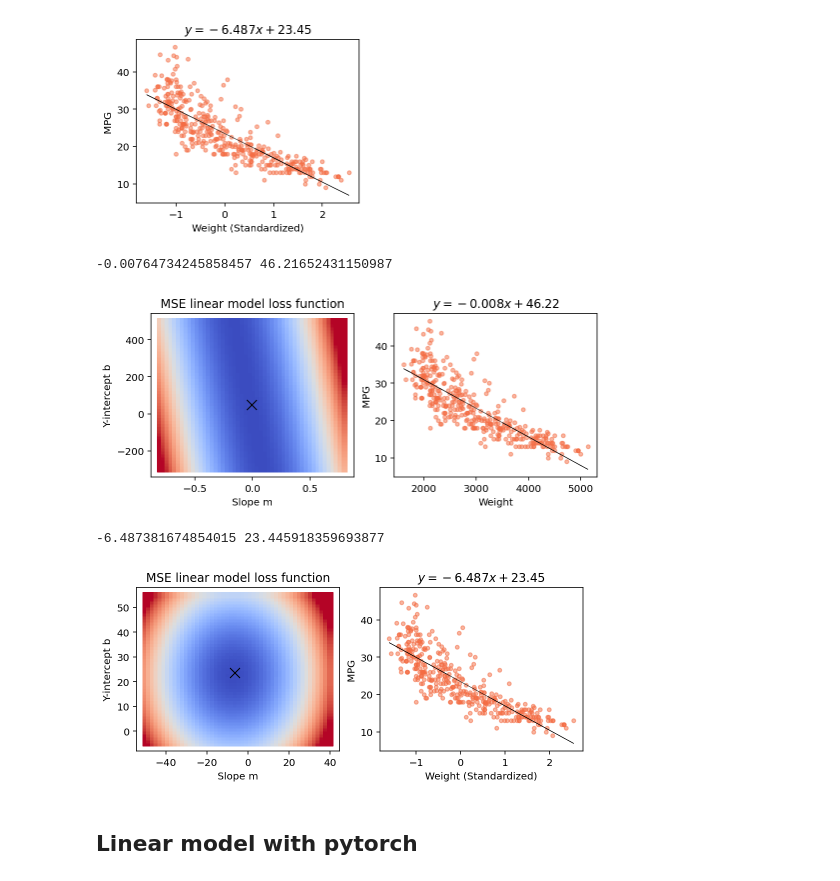
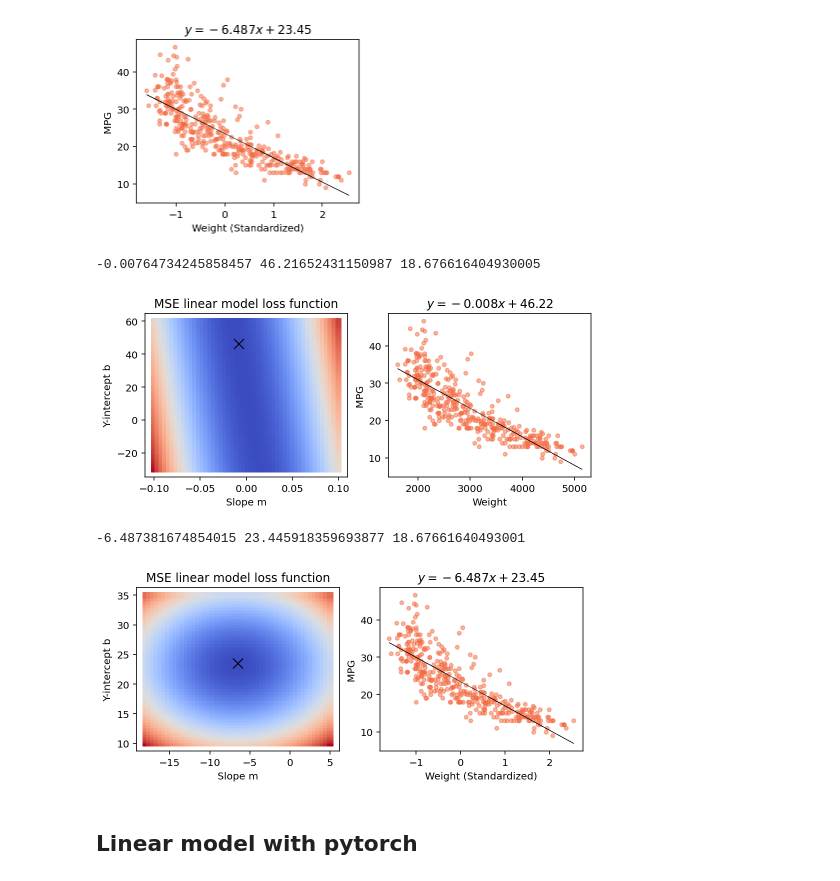
Before and after one commit to parrt/fundamentals-of-deep-learning, a Jupyter notebook: notebooks/cars-regression.ipynb, the cells around one changed output. Saved outputs shown, nothing was run; the diff lists cells and outputs as text; code cells hidden in the pictures.

```diff
--- a/notebooks/cars-regression.ipynb
+++ b/notebooks/cars-regression.ipynb
@@ -207,9 +207,13 @@ def grid_pairs(mrange, brange, n=100):
                    for b in np.linspace(*brange,num=n)]
     return np.array(pairs)
 
-def loss_plot(m, b, z, truth=None, maxz=.8, ax=None):
+def loss_plot(m, b, z, truth=None, zmax=None, ax=None):
     cmap = plt.get_cmap('coolwarm')
-    norm = colors.Normalize(min(z),max(z)*maxz)
+    if zmax is not None:
+        z = np.clip(z,min(z),zmax)
+#     if zmax is None:
+#         zmax = max(z)
+    norm = colors.Normalize(min(z),max(z))
     if ax is None:
         fig, ax = plt.subplots(figsize=(4,3))
     if truth:
@@ -233,32 +237,32 @@ def show(X, y, m, b, ax=None):
         ax.set_xlabel("Weight")
     ax.set_ylabel("MPG")
 
-def explain(X, y, mrange, brange, normalize=False):
+def explain(X, y, mrange, brange, normalize=False, zmax=None):
     if normalize:
         X = (X-np.mean(X))/np.std(X)
 
     fig, axes = plt.subplots(1, 2, figsize=(8,3))
     m,b = linmodel_coeff(X,y)
-    print(m,b)
+    print(m,b,loss(X,y,m,b))
 #     print(f"m = {m:.2f}, b = {b:.2f}")
     pairs = grid_pairs(mrange, brange, n=50)
     z = np.array([loss(X,y,*pair) for pair in pairs])
-    loss_plot(pairs[:,0], pairs[:,1], z, truth=(m,b), ax=axes[0])
+    loss_plot(pairs[:,0], pairs[:,1], z, truth=(m,b), ax=axes[0], zmax=zmax)
     show(X, y, m, b, ax=axes[1])
 # %%
 X = np.array(df_cars.WGT).reshape(n,1)
 y = np.array(df_cars.MPG).reshape(n,1)
-explain(X, y, mrange = (-.8,.8), brange = (-300,500))
+explain(X, y, mrange = (-.1,.1), brange = (-30,60), zmax=None)
 # %% [output]
--0.00764734245858457 46.21652431150987
+-0.00764734245858457 46.21652431150987 18.676616404930005
-[figure, old version]
+[figure, new version]
 # %%
 explain(X, y,
-        mrange = (-50,40), brange = (-5,55),
+        mrange = (-18,5), brange = (10,35),
         normalize=True)
 # %% [output]
--6.487381674854015 23.445918359693877
+-6.487381674854015 23.445918359693877 18.67661640493001
-[figure, old version]
+[figure, new version]
 # %% [markdown]
 ## Linear model with pytorch
 # %%
```
Also changed, not shown: 1 other file.
